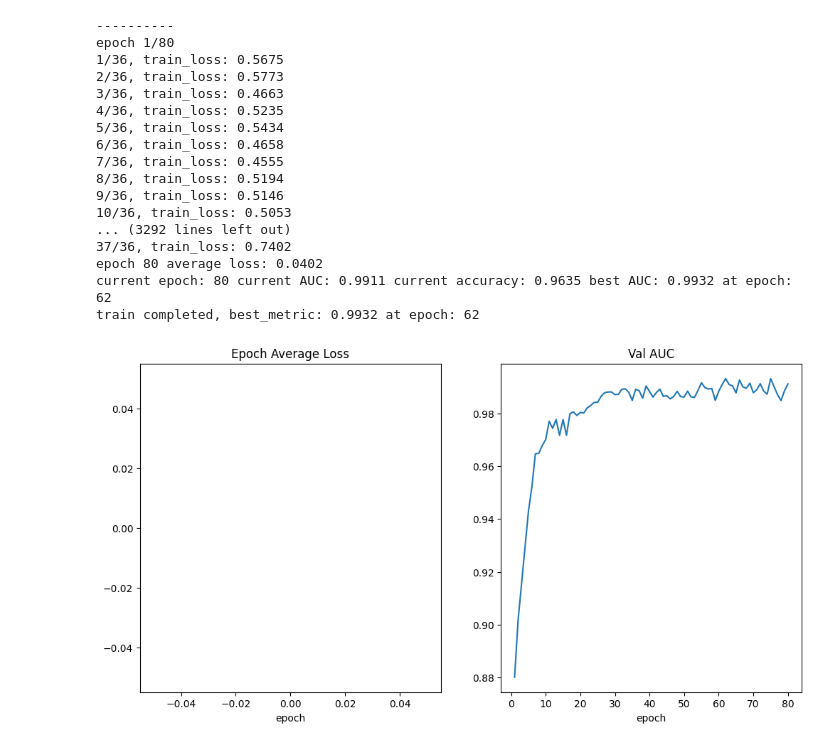
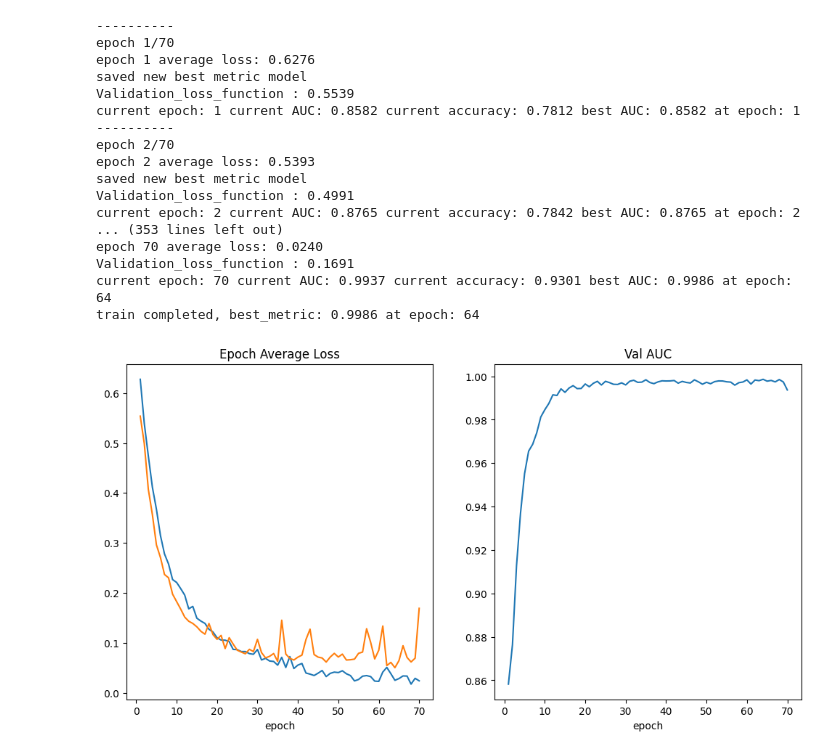
Before and after one commit to marver17/Brain-Classification, a Jupyter notebook: Network_train.ipynb, the cells around one changed output. Drawn from its saved outputs; the diff is of its cells as text; code cells hidden in the pictures.

```diff
--- a/Network_train.ipynb
+++ b/Network_train.ipynb
@@ -129,13 +120,13 @@ class BrainClassificationDataset(torch.utils.data.Dataset):
 
 
 train_ds = BrainClassificationDataset(train_x, train_y, train_transforms)
-train_loader = DataLoader(train_ds, batch_size=10, shuffle=True,num_workers=5)
+train_loader = DataLoader(train_ds, batch_size=20, shuffle=True,num_workers=5)
 
 val_ds = BrainClassificationDataset(val_x, val_y, val_transforms)
-val_loader = DataLoader(val_ds, batch_size=10,num_workers=5)
+val_loader = DataLoader(val_ds, batch_size=20,num_workers=5)
 
 test_ds = BrainClassificationDataset(test_x, test_y, val_transforms)
-test_loader = DataLoader(test_ds, batch_size=10,num_workers=5)
+test_loader = DataLoader(test_ds, batch_size=20,num_workers=5)
 # %%
 train_images, train_labels = next(iter(train_loader))
 print(f"Images batch shape: {train_images.size()}")
@@ -143,9 +137,9 @@ print(f"Labels batch shape: {train_labels.size()}")
 # %%
 device = torch.device("cuda" if torch.cuda.is_available() else "cpu")
-model = DenseNet121(spatial_dims=2, in_channels=4, out_channels=num_class).to(device)
+model = DenseNet121(spatial_dims=2, in_channels=1, out_channels=num_class).to(device)
 loss_function = torch.nn.CrossEntropyLoss()
 optimizer = torch.optim.Adam(model.parameters(), 1e-5)
-max_epochs = 80
+max_epochs = 70
 val_interval = 1
 auc_metric = ROCAUCMetric()
 # %%
@@ -159,21 +159,19 @@ def early_stopping(train_loss, validation_loss, min_delta, tolerance):
 # %%
+set_determinism(seed = 1234)
+root_dir = "./model_weight/"
 best_metric = -1
 best_metric_epoch = -1
-epoch_loss_val = []
-validation_loss =  []
+epoch_loss_values = []
 metric_values = []
-root_dir = "./model_weight/"
-#early stopping
-val_loss = []
-last_loss = 100
-patience = 2
-triggertimes =  0
+epoch_loss_validation = []
+early_stopper = EarlyStopping(tolerance=5, min_delta=0.010)
 for epoch in range(max_epochs):
     print("-" * 10)
     print(f"epoch {epoch + 1}/{max_epochs}")
     model.train()
     epoch_loss = 0
     step = 0
+    validation_loss = 0
     for batch_data in train_loader:
         step += 1
         inputs, labels = batch_data[0].to(device), batch_data[1].to(device)
@@ -183,23 +181,31 @@ for epoch in range(max_epochs):
         loss.backward()
         optimizer.step()
         epoch_loss += loss.item()
-        print(f"{step}/{len(train_ds) // train_loader.batch_size}, " f"train_loss: {loss.item():.4f}")
+        #print(f"{step}/{len(train_ds) // train_loader.batch_size}, " f"train_loss: {loss.item():.4f}")
         epoch_len = len(train_ds) // train_loader.batch_size
     epoch_loss /= step
+    epoch_loss_values.append(epoch_loss)
     print(f"epoch {epoch + 1} average loss: {epoch_loss:.4f}")
 
     if (epoch + 1) % val_interval == 0:
         model.eval()
+        step_val =  0
         with torch.no_grad():
             y_pred = torch.tensor([], dtype=torch.float32, device=device)
             y = torch.tensor([], dtype=torch.long, device=device)
             for val_data in val_loader:
+                step_val += 1
                 val_images, val_labels = (
                     val_data[0].to(device),
                     val_data[1].to(device),
                 )
-                y_pred = torch.cat([y_pred, model(val_images)], dim=0)
+                outputs_val = model(val_images)
+                validation_loss += loss_function(outputs_val, val_labels).item()
+
+                y_pred = torch.cat([y_pred, outputs_val], dim=0)
                 y = torch.cat([y, val_labels], dim=0)
+            validation_loss /= step_val
+            epoch_loss_validation.append(validation_loss)
             y_onehot = [y_trans(i) for i in decollate_batch(y, detach=False)]
             y_pred_act = [y_pred_trans(i) for i in decollate_batch(y_pred)]
             auc_metric(y_pred_act, y_onehot)
@@ -214,6 +220,7 @@ for epoch in range(max_epochs):
                 best_metric_epoch = epoch + 1
                 torch.save(model.state_dict(), os.path.join(root_dir, "best_metric_model.pth"))
                 print("saved new best metric model")
+            print(f"Validation_loss_function : {validation_loss:.4f}")
             print(
                 f"current epoch: {epoch + 1} current AUC: {result:.4f}"
                 f" current accuracy: {acc_metric:.4f}"
@@ -221,41 +228,45 @@ for epoch in range(max_epochs):
                 f" at epoch: {best_metric_epoch}"
             )
 
+    if early_stopper(epoch_loss, validation_loss):
+        print(f"Early Stopping, best_metric: {best_metric:.4f} " f"at epoch: {best_metric_epoch}")
+        break
 print(f"train completed, best_metric: {best_metric:.4f} " f"at epoch: {best_metric_epoch}")
 # %% [output]
 ----------
-epoch 1/80
-1/36, train_loss: 0.5675
-2/36, train_loss: 0.5773
-3/36, train_loss: 0.4663
-4/36, train_loss: 0.5235
-5/36, train_loss: 0.5434
-6/36, train_loss: 0.4658
-7/36, train_loss: 0.4555
-8/36, train_loss: 0.5194
-9/36, train_loss: 0.5146
-10/36, train_loss: 0.5053
-... (3292 lines left out)
-37/36, train_loss: 0.7402
-epoch 80 average loss: 0.0402
-current epoch: 80 current AUC: 0.9911 current accuracy: 0.9635 best AUC: 0.9932 at epoch: 62
-train completed, best_metric: 0.9932 at epoch: 62
+epoch 1/70
+epoch 1 average loss: 0.6276
+saved new best metric model
+Validation_loss_function : 0.5539
+current epoch: 1 current AUC: 0.8582 current accuracy: 0.7812 best AUC: 0.8582 at epoch: 1
+----------
+epoch 2/70
+epoch 2 average loss: 0.5393
+saved new best metric model
+Validation_loss_function : 0.4991
+current epoch: 2 current AUC: 0.8765 current accuracy: 0.7842 best AUC: 0.8765 at epoch: 2
+... (353 lines left out)
+epoch 70 average loss: 0.0240
+Validation_loss_function : 0.1691
+current epoch: 70 current AUC: 0.9937 current accuracy: 0.9301 best AUC: 0.9986 at epoch: 64
+train completed, best_metric: 0.9986 at epoch: 64
 # %%
 plt.figure("train", (12, 6))
 plt.subplot(1, 2, 1)
 plt.title("Epoch Average Loss")
 x = [i + 1 for i in range(len(epoch_loss_values))]
-y = epoch_loss_val
+y = epoch_loss_values
+y1 = epoch_loss_validation
 plt.xlabel("epoch")
-plt.plot(x, y)
+plt.plot(x, y,x,y1)
 plt.subplot(1, 2, 2)
 plt.title("Val AUC")
 x = [val_interval * (i + 1) for i in range(len(metric_values))]
 y = metric_values
 plt.xlabel("epoch")
 plt.plot(x, y)
 plt.savefig("./risultati/Validation.png",dpi =400)
 plt.show()
 # %% [output]
-[figure, old version]
+[figure, new version]
 # %%
```
Also changed, not shown: parts of 13 cells of this notebook, 2 other files.
